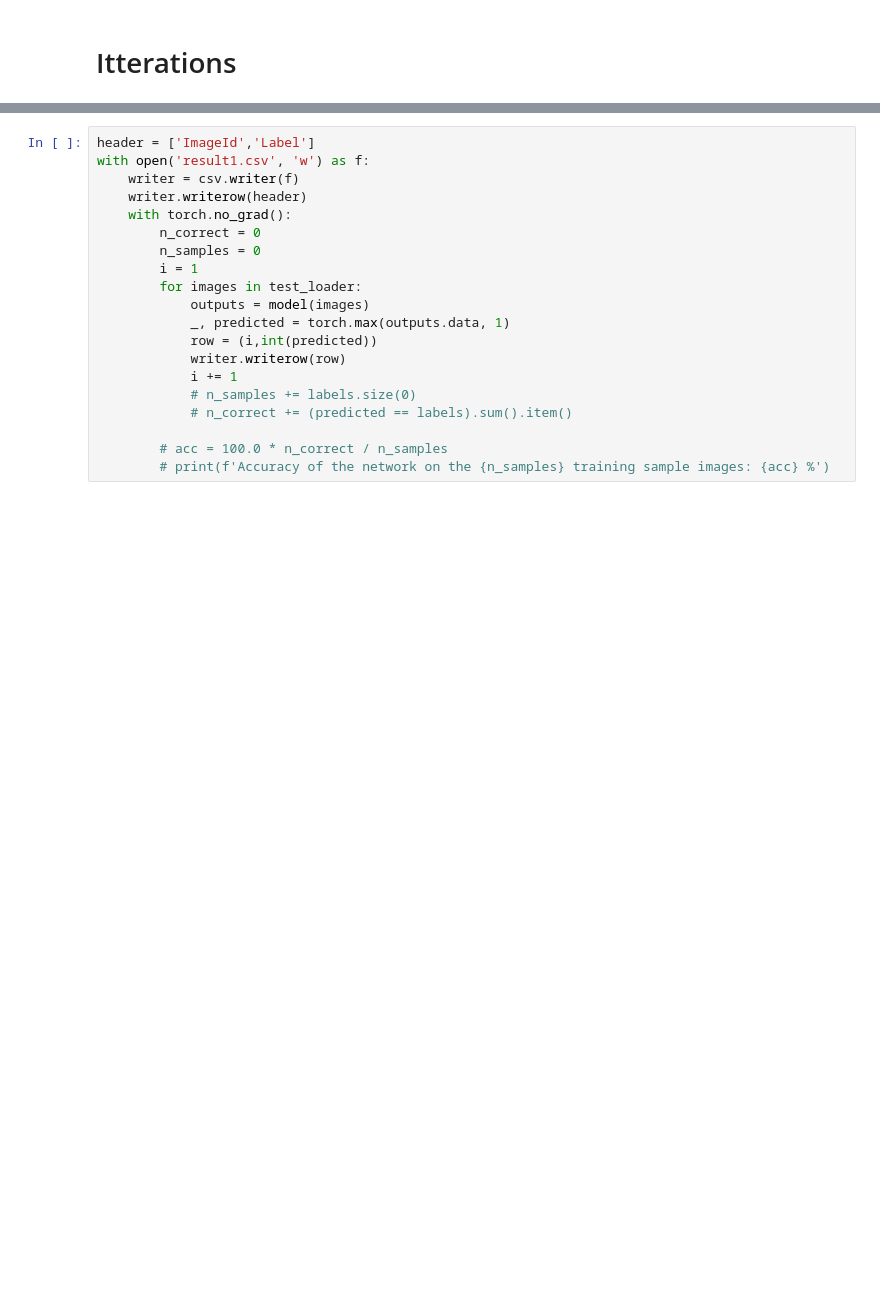
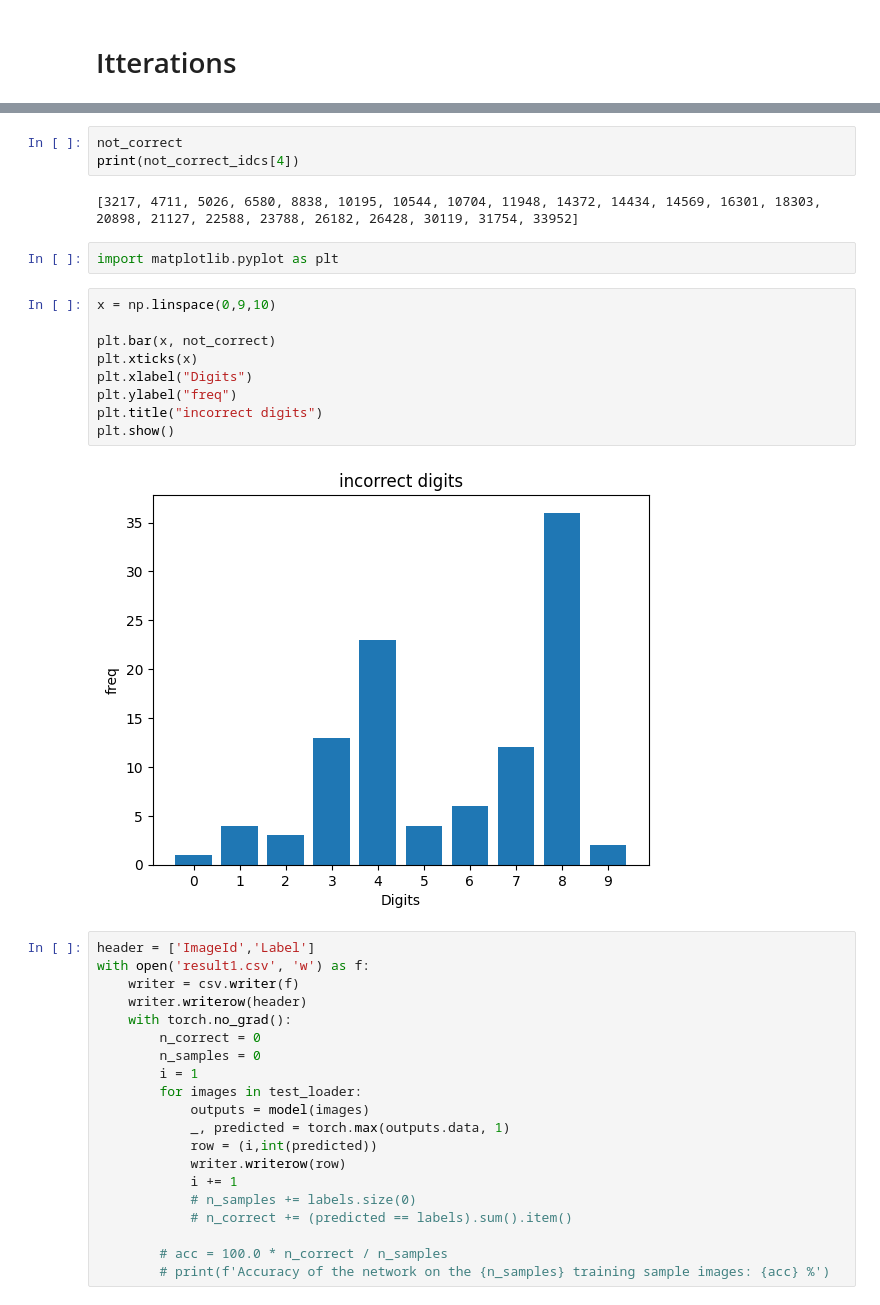
Before and after one commit to kunalashah99/Digit_recogniser, a Jupyter notebook: digit_recog.ipynb, the cells around one changed output, grey strips where cells are left out. Saved outputs shown, nothing was run; the diff lists cells and outputs as text; blank space fills up the shorter version.

```diff
--- a/digit_recog.ipynb
+++ b/digit_recog.ipynb
@@ -134,3 +164,21 @@ Accuracy of the network on the 42000 training sample images: 99.70714285714286 %
+# %%
+not_correct
+print(not_correct_idcs[4])
+# %% [output]
+[3217, 4711, 5026, 6580, 8838, 10195, 10544, 10704, 11948, 14372, 14434, 14569, 16301, 18303, 20898, 21127, 22588, 23788, 26182, 26428, 30119, 31754, 33952]
+# %%
+import matplotlib.pyplot as plt
+# %%
+x = np.linspace(0,9,10)
+
+plt.bar(x, not_correct)
+plt.xticks(x)
+plt.xlabel("Digits")
+plt.ylabel("freq")
+plt.title("incorrect digits")
+plt.show()
+# %% [output]
+[figure, added]
 # %%
 header = ['ImageId','Label']
 with open('result1.csv', 'w') as f:
```
Also changed, not shown: parts of 17 cells of this notebook, 6 other files.
